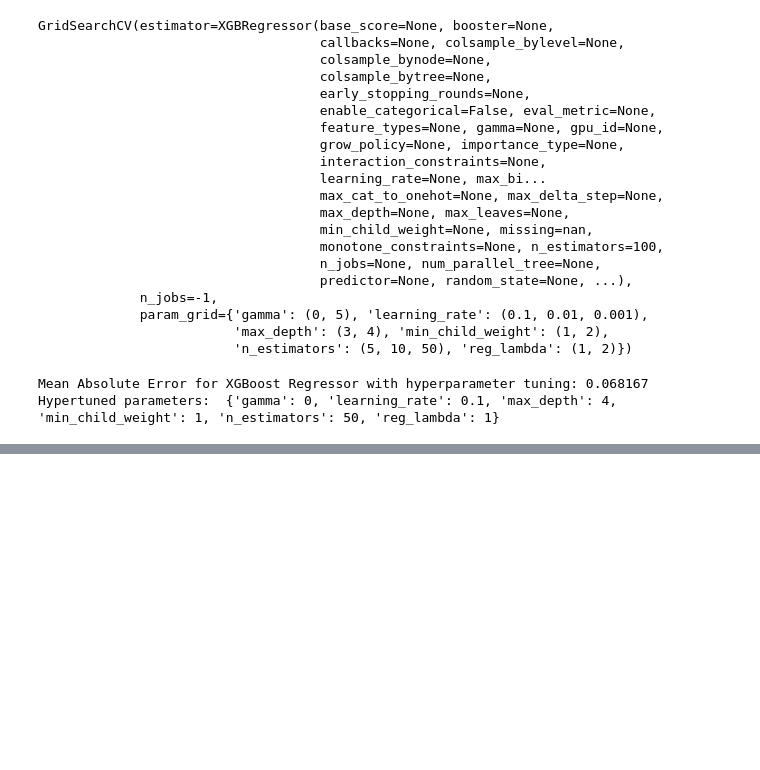
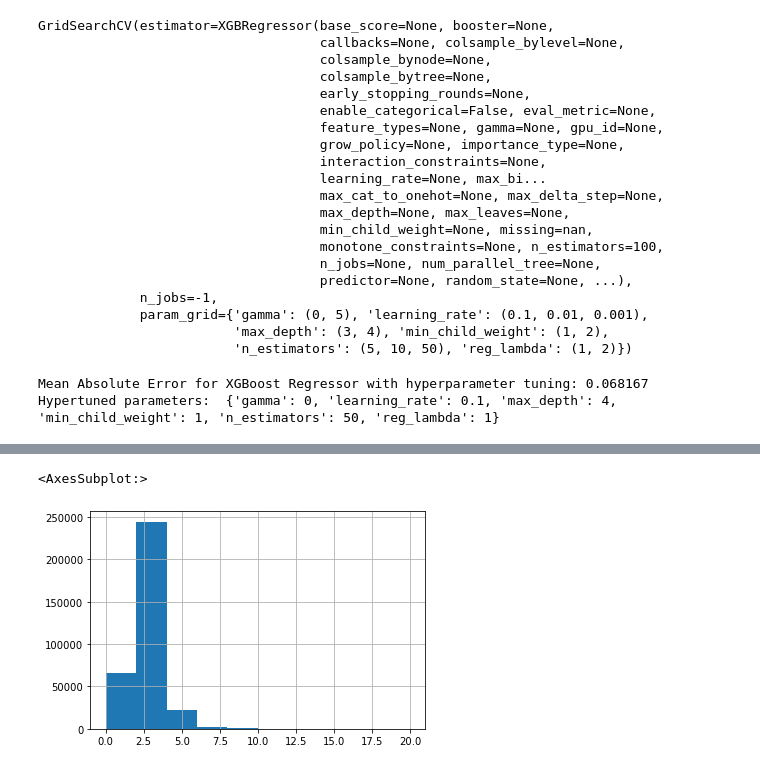
Before and after one commit to shimi66/AML_Assignment_2, a Jupyter notebook: Assignment_2.ipynb, the cells around one changed output, grey strips where cells are left out. Saved outputs shown, nothing was run; the diff lists cells and outputs as text; code cells hidden in the pictures; blank space fills up the shorter version.

```diff
--- a/Assignment_2.ipynb
+++ b/Assignment_2.ipynb
@@ -480,0 +491,5 @@ for i in new_predictions:
+# %%
+full_dataset.loc[:, 'bathroomcnt'].hist()
+# %% [output]
+<AxesSubplot:>
+[figure, added]
```
Also changed, not shown: parts of 6 cells of this notebook, 1 other file.
